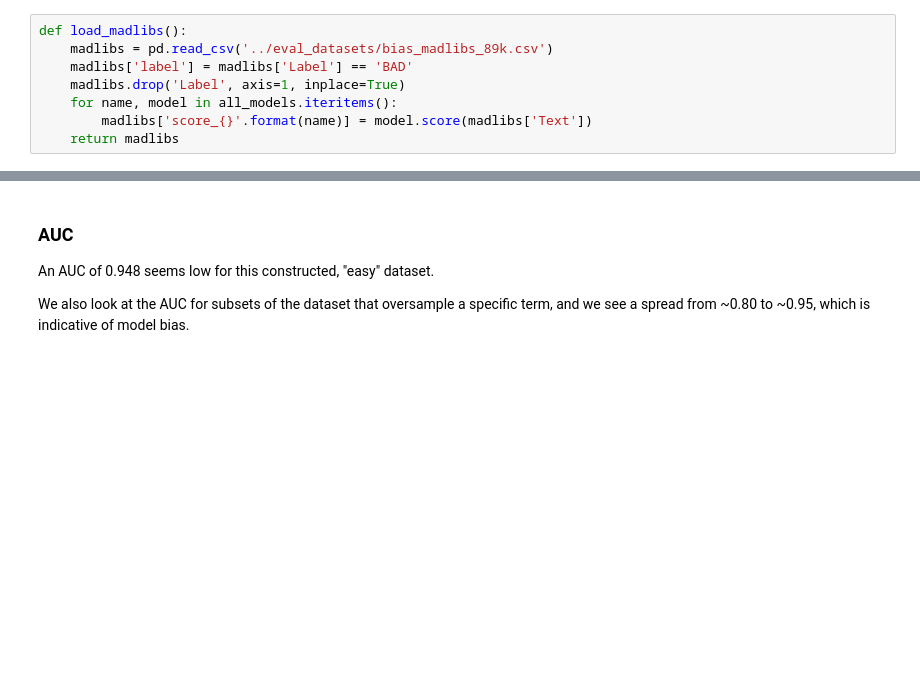
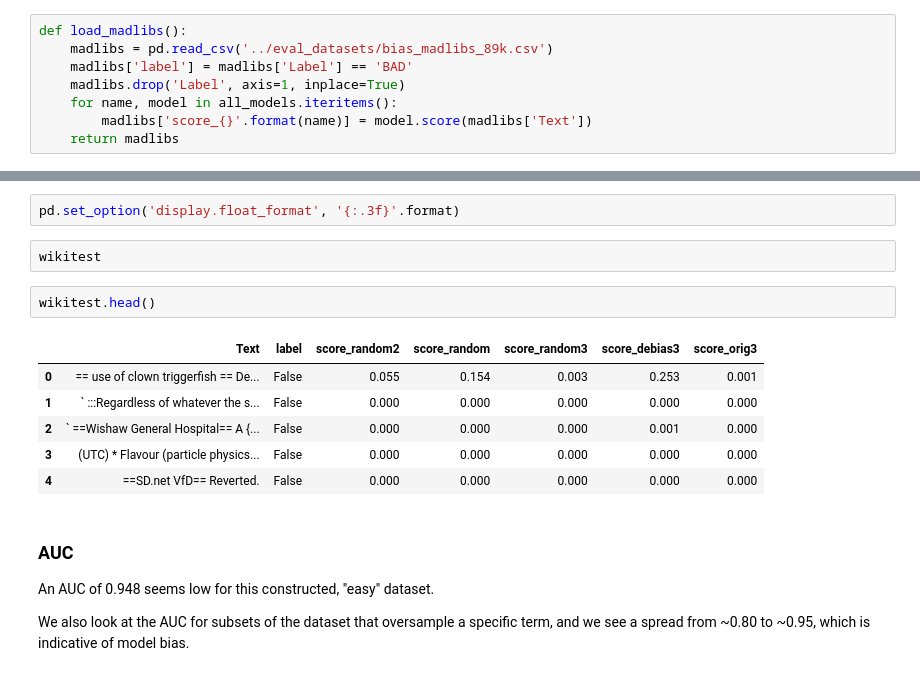
Before and after one commit to rubinovitz/unintended-ml-bias-analysis, a Jupyter notebook: src/Model bias analysis.ipynb, the cells around one changed output, grey strips where cells are left out. Cells and saved outputs as stored; diff of their text form; blank space fills up the shorter version.

```diff
--- a/src/Model bias analysis.ipynb
+++ b/src/Model bias analysis.ipynb
@@ -192,3 +178,16 @@ KeyError: 'score_random2'
+# %%
+pd.set_option('display.float_format', '{:.3f}'.format)
+# %%
+wikitest
+# %%
+wikitest.head()
+# %% [output]
+|  | Text | label | score_random2 | score_random | score_random3 | score_debias3 | score_orig3 |
+| 0 | == use of clown triggerfish == De... | False | 0.055 | 0.154 | 0.003 | 0.253 | 0.001 |
+| 1 | ` :::Regardless of whatever the s... | False | 0.000 | 0.000 | 0.000 | 0.000 | 0.000 |
+| 2 | ` ==Wishaw General Hospital== A {... | False | 0.000 | 0.000 | 0.000 | 0.001 | 0.000 |
+| 3 | (UTC) * Flavour (particle physics... | False | 0.000 | 0.000 | 0.000 | 0.000 | 0.000 |
+| 4 | ==SD.net VfD== Reverted. | False | 0.000 | 0.000 | 0.000 | 0.000 | 0.000 |
 # %% [markdown]
 ### AUC
 
```
Also changed, not shown: parts of 16 cells of this notebook, 1 other file.
